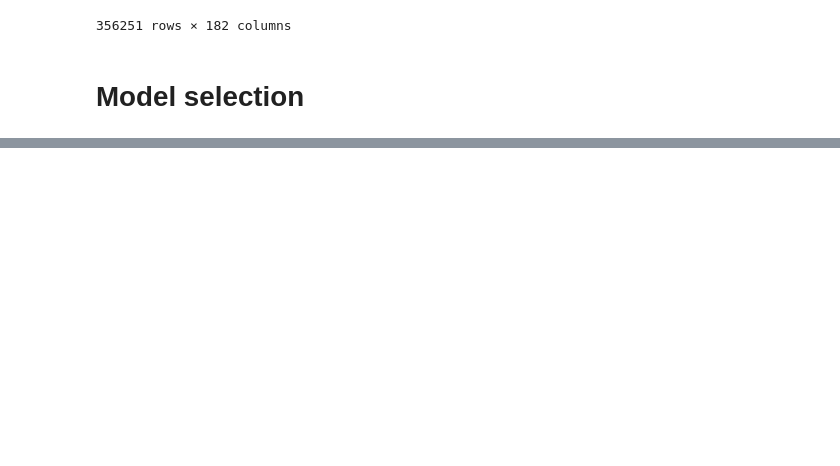
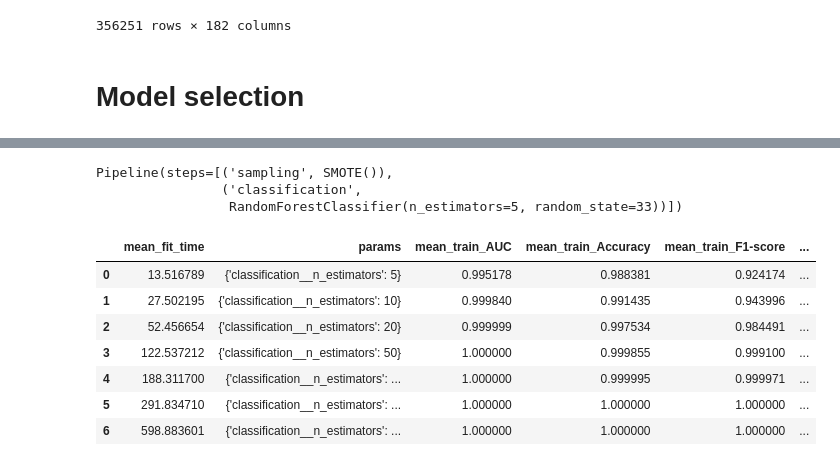
Before and after one commit to BlancaAlfaro/Projet7, a Jupyter notebook: notebooks/01-read.ipynb, the cells around one changed output, grey strips where cells are left out. Drawn from its saved outputs; the diff is of its cells as text; code cells hidden in the pictures; blank space fills up the shorter version.

```diff
--- a/notebooks/01-read.ipynb
+++ b/notebooks/01-read.ipynb
@@ -103,26 +116,3 @@ def custom_loss(y_true, y_pred):
     return fn*10+fp
 
 custom_score = make_scorer(custom_loss, greater_is_better=False)
-# %%
-def get_grid_cv_scores(model,params,custom_score):
-    scoring = {"AUC": "roc_auc", "Accuracy": "accuracy", "F1-score": "f1", "Custom_scorer" : custom_score}
-    pipeline = Pipeline([
-            ('scaling', StandardScaler()),
-            ('sampling', SMOTE()),
-            ('classification', model)
-        ])
-
-    grid=GridSearchCV(pipeline,
-                    param_grid=params,
-                    cv=5,
-                    refit="Custom_scorer",
-                    scoring=scoring,
-                    return_train_score=True)
-
-    grid.fit(X_train, y_train)
-
-    results = pd.DataFrame(grid.cv_results_)[['mean_fit_time','params',
-                                              'mean_train_AUC','mean_train_Accuracy','mean_train_F1-score','mean_train_Custom_scorer',
-                                              'mean_test_AUC','mean_test_Accuracy','mean_test_F1-score','mean_test_Custom_scorer']]
-
-    return grid.best_estimator_, results
@@ -174,0 +194,17 @@ KeyboardInterrupt:
+# %%
+best_estimator_
+# %% [output]
+Pipeline(steps=[('sampling', SMOTE()),
+                ('classification',
+                 RandomForestClassifier(n_estimators=5, random_state=33))])
+# %%
+results_rf.dropna(axis=0)
+# %% [output]
+|  | mean_fit_time | params | mean_train_AUC | mean_train_Accuracy | mean_train_F1-score | ... |
+| 0 | 13.516789 | {'classification__n_estimators': 5} | 0.995178 | 0.988381 | 0.924174 | ... |
+| 1 | 27.502195 | {'classification__n_estimators': 10} | 0.999840 | 0.991435 | 0.943996 | ... |
+| 2 | 52.456654 | {'classification__n_estimators': 20} | 0.999999 | 0.997534 | 0.984491 | ... |
+| 3 | 122.537212 | {'classification__n_estimators': 50} | 1.000000 | 0.999855 | 0.999100 | ... |
+| 4 | 188.311700 | {'classification__n_estimators': ... | 1.000000 | 0.999995 | 0.999971 | ... |
+| 5 | 291.834710 | {'classification__n_estimators': ... | 1.000000 | 1.000000 | 1.000000 | ... |
+| 6 | 598.883601 | {'classification__n_estimators': ... | 1.000000 | 1.000000 | 1.000000 | ... |
```
Also changed, not shown: parts of 32 cells of this notebook, 5 other files.
